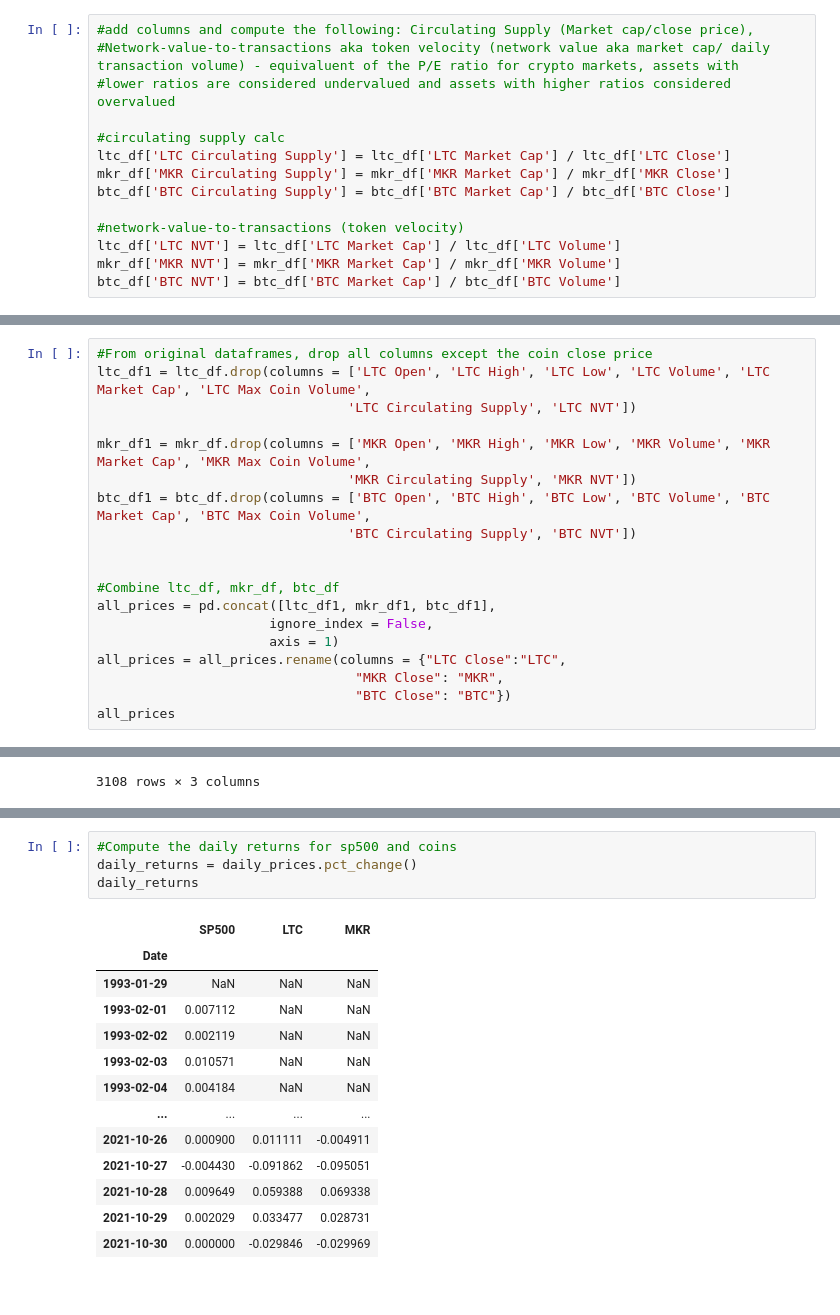
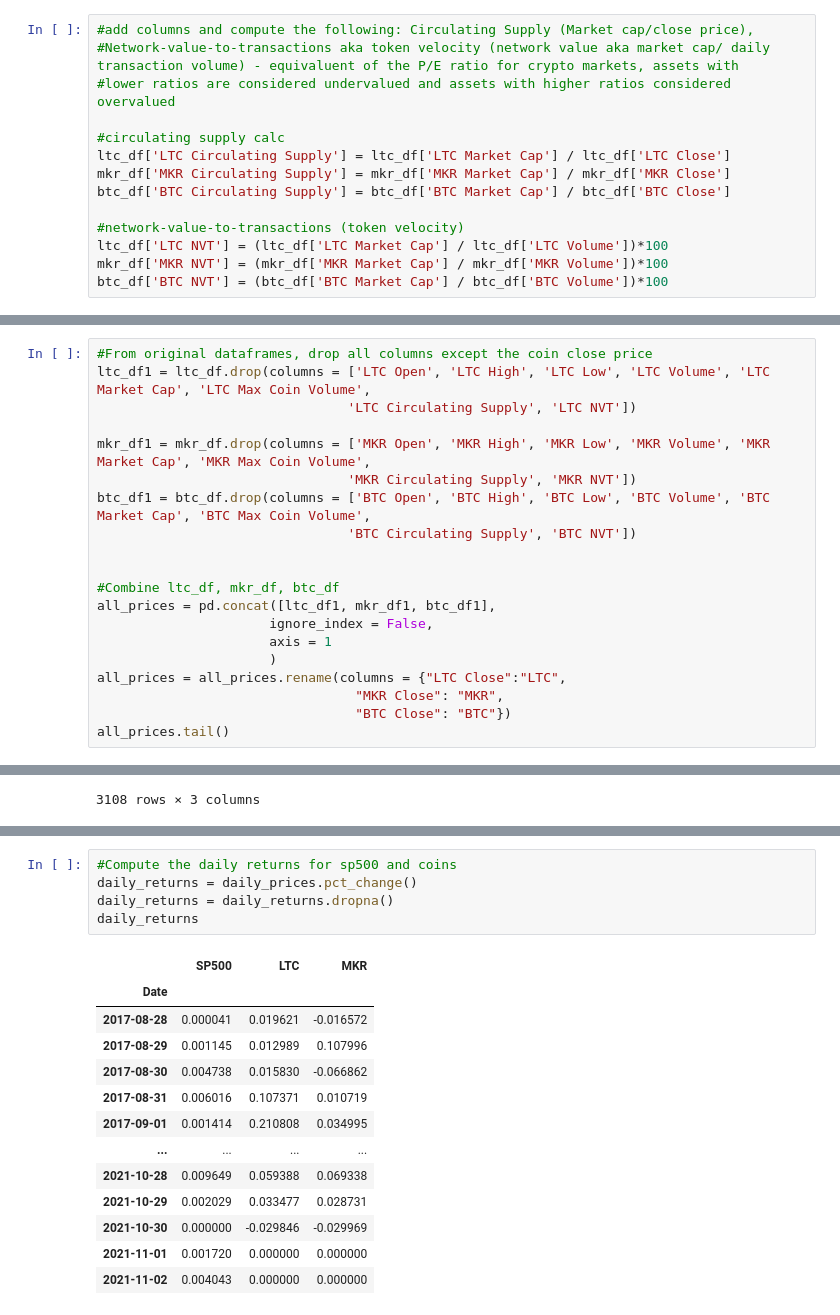
Before and after one commit to nairrekhabr/Project_3, a Jupyter notebook: ltc_mkr_analysis/LTC_MKR_analysis.ipynb, the cells around one changed output, grey strips where cells are left out. Saved outputs shown, nothing was run; the diff lists cells and outputs as text.

```diff
--- a/ltc_mkr_analysis/LTC_MKR_analysis.ipynb
+++ b/ltc_mkr_analysis/LTC_MKR_analysis.ipynb
@@ -78,9 +84,9 @@ mkr_df['MKR Circulating Supply'] = mkr_df['MKR Market Cap'] / mkr_df['MKR Close'
 btc_df['BTC Circulating Supply'] = btc_df['BTC Market Cap'] / btc_df['BTC Close']
 
 #network-value-to-transactions (token velocity)
-ltc_df['LTC NVT'] = ltc_df['LTC Market Cap'] / ltc_df['LTC Volume']
-mkr_df['MKR NVT'] = mkr_df['MKR Market Cap'] / mkr_df['MKR Volume']
-btc_df['BTC NVT'] = btc_df['BTC Market Cap'] / btc_df['BTC Volume']
+ltc_df['LTC NVT'] = (ltc_df['LTC Market Cap'] / ltc_df['LTC Volume'])*100
+mkr_df['MKR NVT'] = (mkr_df['MKR Market Cap'] / mkr_df['MKR Volume'])*100
+btc_df['BTC NVT'] = (btc_df['BTC Market Cap'] / btc_df['BTC Volume'])*100
 # %%
 mkr_df
 # %% [output]
@@ -315,11 +321,12 @@ btc_df1 = btc_df.drop(columns = ['BTC Open', 'BTC High', 'BTC Low', 'BTC Volume'
 #Combine ltc_df, mkr_df, btc_df
 all_prices = pd.concat([ltc_df1, mkr_df1, btc_df1],
                       ignore_index = False,
-                      axis = 1)
+                      axis = 1
+                      )
 all_prices = all_prices.rename(columns = {"LTC Close":"LTC",
                                  "MKR Close": "MKR",
                                  "BTC Close": "BTC"})
-all_prices
+all_prices.tail()
 # %% [output]
 |  | LTC | MKR | BTC |
 | Date |  |  |  |
@@ -473,18 +575,19 @@ daily_prices
 # %%
 #Compute the daily returns for sp500 and coins
 daily_returns = daily_prices.pct_change()
+daily_returns = daily_returns.dropna()
 daily_returns
 # %% [output]
 |  | SP500 | LTC | MKR |
 | Date |  |  |  |
-| 1993-01-29 | NaN | NaN | NaN |
-| 1993-02-01 | 0.007112 | NaN | NaN |
-| 1993-02-02 | 0.002119 | NaN | NaN |
-| 1993-02-03 | 0.010571 | NaN | NaN |
-| 1993-02-04 | 0.004184 | NaN | NaN |
+| 2017-08-28 | 0.000041 | 0.019621 | -0.016572 |
+| 2017-08-29 | 0.001145 | 0.012989 | 0.107996 |
+| 2017-08-30 | 0.004738 | 0.015830 | -0.066862 |
+| 2017-08-31 | 0.006016 | 0.107371 | 0.010719 |
+| 2017-09-01 | 0.001414 | 0.210808 | 0.034995 |
 | ... | ... | ... | ... |
-| 2021-10-26 | 0.000900 | 0.011111 | -0.004911 |
-| 2021-10-27 | -0.004430 | -0.091862 | -0.095051 |
 | 2021-10-28 | 0.009649 | 0.059388 | 0.069338 |
 | 2021-10-29 | 0.002029 | 0.033477 | 0.028731 |
 | 2021-10-30 | 0.000000 | -0.029846 | -0.029969 |
+| 2021-11-01 | 0.001720 | 0.000000 | 0.000000 |
+| 2021-11-02 | 0.004043 | 0.000000 | 0.000000 |
```
Also changed, not shown: parts of 39 cells of this notebook.
